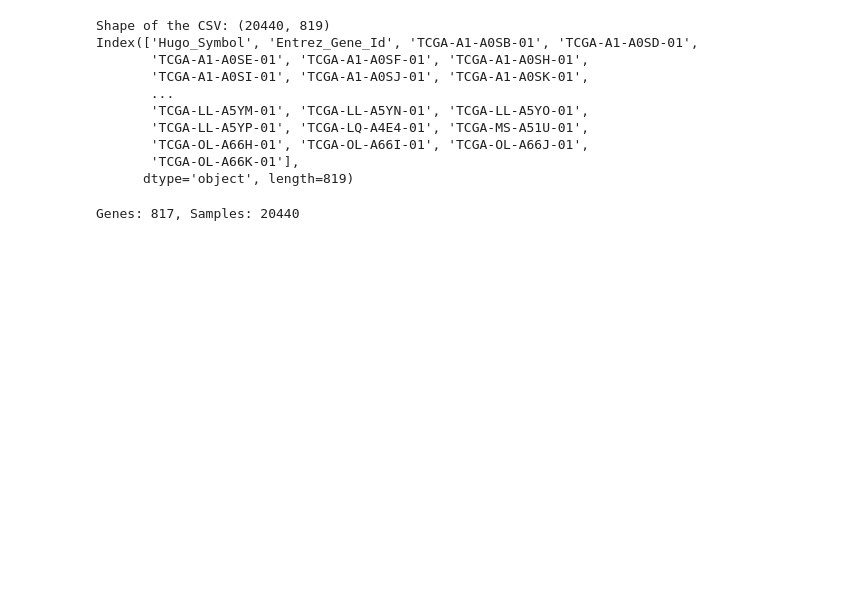
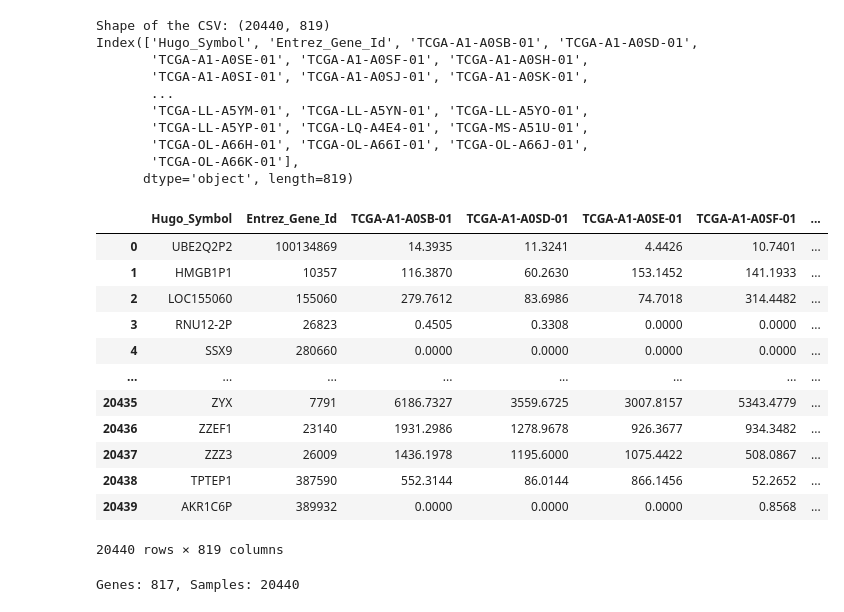
Before and after one commit to Fasmanuel2002/UPSA_Thesis_Research, a Jupyter notebook: research/notebooks/RenSeq.ipynb, the cells around one changed output. Cells and saved outputs as stored; diff of their text form; code cells hidden in the pictures; blank space fills up the shorter version.

```diff
--- a/research/notebooks/RenSeq.ipynb
+++ b/research/notebooks/RenSeq.ipynb
@@ -56,6 +56,22 @@ Index(['Hugo_Symbol', 'Entrez_Gene_Id', 'TCGA-A1-A0SB-01', 'TCGA-A1-A0SD-01',
        'TCGA-OL-A66H-01', 'TCGA-OL-A66I-01', 'TCGA-OL-A66J-01',
        'TCGA-OL-A66K-01'],
       dtype='object', length=819)
+# %%
+df_csv
+# %% [output]
+|  | Hugo_Symbol | Entrez_Gene_Id | TCGA-A1-A0SB-01 | TCGA-A1-A0SD-01 | TCGA-A1-A0SE-01 | TCGA-A1-A0SF-01 | ... |
+| 0 | UBE2Q2P2 | 100134869 | 14.3935 | 11.3241 | 4.4426 | 10.7401 | ... |
+| 1 | HMGB1P1 | 10357 | 116.3870 | 60.2630 | 153.1452 | 141.1933 | ... |
+| 2 | LOC155060 | 155060 | 279.7612 | 83.6986 | 74.7018 | 314.4482 | ... |
+| 3 | RNU12-2P | 26823 | 0.4505 | 0.3308 | 0.0000 | 0.0000 | ... |
+| 4 | SSX9 | 280660 | 0.0000 | 0.0000 | 0.0000 | 0.0000 | ... |
+| ... | ... | ... | ... | ... | ... | ... | ... |
+| 20435 | ZYX | 7791 | 6186.7327 | 3559.6725 | 3007.8157 | 5343.4779 | ... |
+| 20436 | ZZEF1 | 23140 | 1931.2986 | 1278.9678 | 926.3677 | 934.3482 | ... |
+| 20437 | ZZZ3 | 26009 | 1436.1978 | 1195.6000 | 1075.4422 | 508.0867 | ... |
+| 20438 | TPTEP1 | 387590 | 552.3144 | 86.0144 | 866.1456 | 52.2652 | ... |
+| 20439 | AKR1C6P | 389932 | 0.0000 | 0.0000 | 0.0000 | 0.8568 | ... |
+20440 rows × 819 columns
 # %%
 df_counts = df_csv.drop(columns=["Hugo_Symbol", "Entrez_Gene_Id"])
 df_counts = df_counts.T
```
Also changed, not shown: parts of 2 cells of this notebook.
